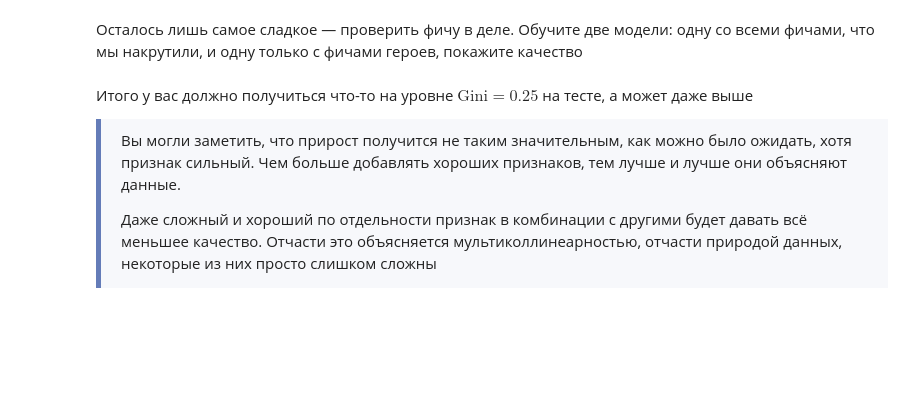
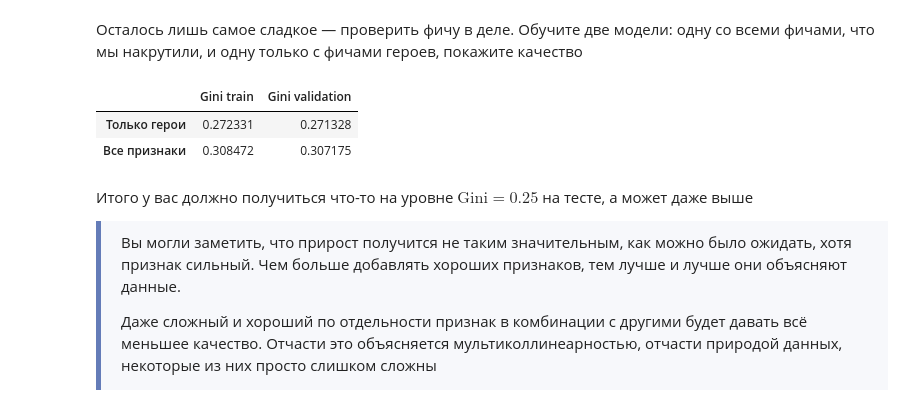
Before and after one commit to 9santa/ml-course-hse, a Jupyter notebook: ml1-2026-spring/homework-practice/homework-practice-03-features/homework-practice-03-base.ipynb, the cells around one changed output. Drawn from its saved outputs; the diff is of its cells as text; code cells hidden in the pictures; blank space fills up the shorter version.

```diff
--- a/ml1-2026-spring/homework-practice/homework-practice-03-features/homework-practice-03-base.ipynb
+++ b/ml1-2026-spring/homework-practice/homework-practice-03-features/homework-practice-03-base.ipynb
@@ -800,5 +800,12 @@ mmr_results = {
     for name, cols in mmr_experiments.items()
 }
 
-pd.DataFrame(mmr_results).T[['train', 'valid']]
+display(mmr_results)
+
+display(pd.DataFrame(mmr_results).T[['train', 'valid']])
+
+best_mmr_name = max(mmr_results, key=lambda name: mmr_results[name]['valid'])
+best_base_cols = mmr_results[best_mmr_name]['columns']
+
+display(best_base_cols)
 # %% [output]
@@ -1171,6 +1202,56 @@ Validation shape: (58793, 126)
 Осталось лишь самое сладкое — проверить фичу в деле. Обучите две модели: одну со всеми фичами, что мы накрутили, и одну только с фичами героев, покажите качество
 # %%
 # (´-`）.｡oO( ... YOUR CODE HERE ... )
+from scipy.sparse import hstack
+
+base_preprocessor = make_preprocessor(best_base_cols)
+
+X_base_tr = base_preprocessor.fit_transform(
+    features.loc[train_mask, best_base_cols]
+)
+X_base_val = base_preprocessor.transform(
+    features.loc[valid_mask, best_base_cols]
+)
+
+X_all_tr = hstack([
+    csr_matrix(X_base_tr),
+    X_heroes_tr
+], format='csr')
+
+X_all_val = hstack([
+    csr_matrix(X_base_val),
+    X_heroes_val
+], format='csr')
+
+def evaluate_matrix(X_tr, X_val):
+  model = LogisticRegression(
+      solver='liblinear',
+      C=1.0,
+      max_iter=500,
+      random_state=42
+  )
+  model.fit(X_tr, y_train)
+
+  return {
+      'Gini train': gini(y_train, model.predict_proba(X_tr)[:, 1]),
+      'Gini validation': gini(y_val, model.predict_proba(X_val)[:, 1])
+  }
+
+
+hero_results = {
+    'Только герои': evaluate_matrix(
+        X_heroes_tr, X_heroes_val
+    ),
+    'Все признаки': evaluate_matrix(
+        X_all_tr, X_all_val
+    )
+}
+
+pd.DataFrame(hero_results).T
+# %% [output]
+|  | Gini train | Gini validation |
+| Только герои | 0.272331 | 0.271328 |
+| Все признаки | 0.308472 | 0.307175 |
 # %% [markdown]
 Итого у вас должно получиться что-то на уровне $\text{Gini} = 0.25$ на тесте, а может даже выше
 
```
Also changed, not shown: parts of 8 cells of this notebook.
